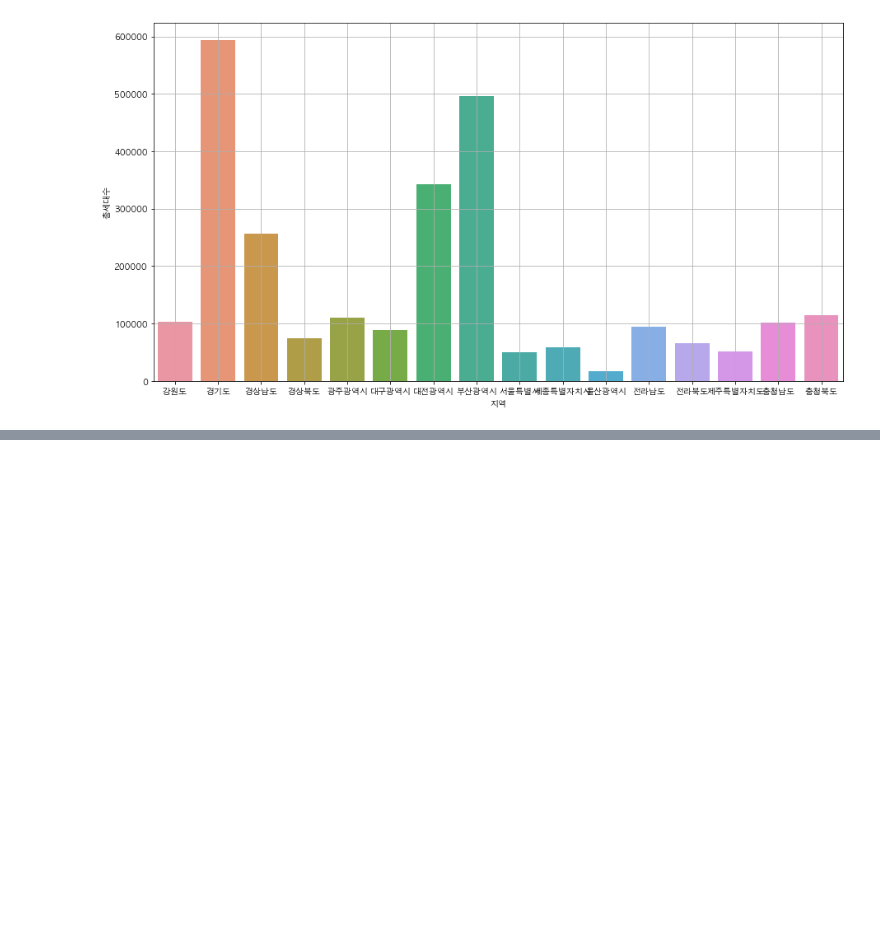
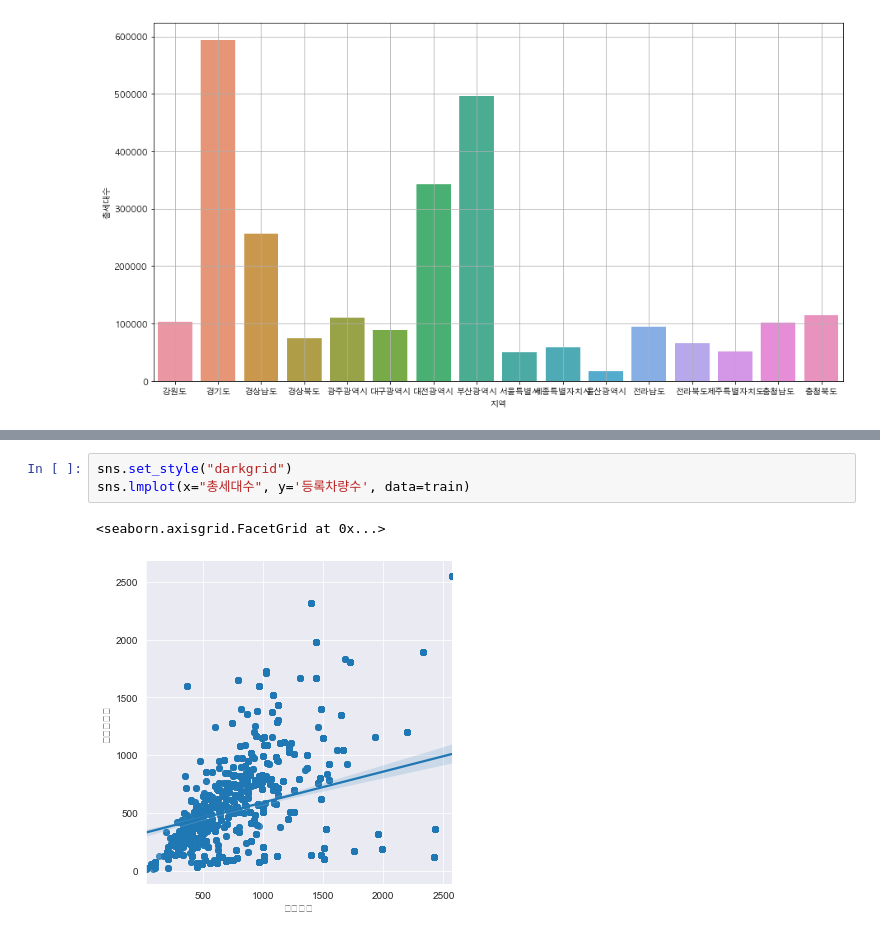
Before and after one commit to dddonghwa/Dacon, a Jupyter notebook: parking_demand/class28_0712.ipynb, the cells around one changed output, grey strips where cells are left out. Drawn from its saved outputs; the diff is of its cells as text; blank space fills up the shorter version.

```diff
--- a/parking_demand/class28_0712.ipynb
+++ b/parking_demand/class28_0712.ipynb
@@ -125,0 +251,6 @@ plt.grid()
+# %%
+sns.set_style("darkgrid")
+sns.lmplot(x="총세대수", y='등록차량수', data=train)
+# %% [output]
+<seaborn.axisgrid.FacetGrid at 0x...>
+[figure, added]
```
Also changed, not shown: parts of 12 cells of this notebook, 2 other files.
